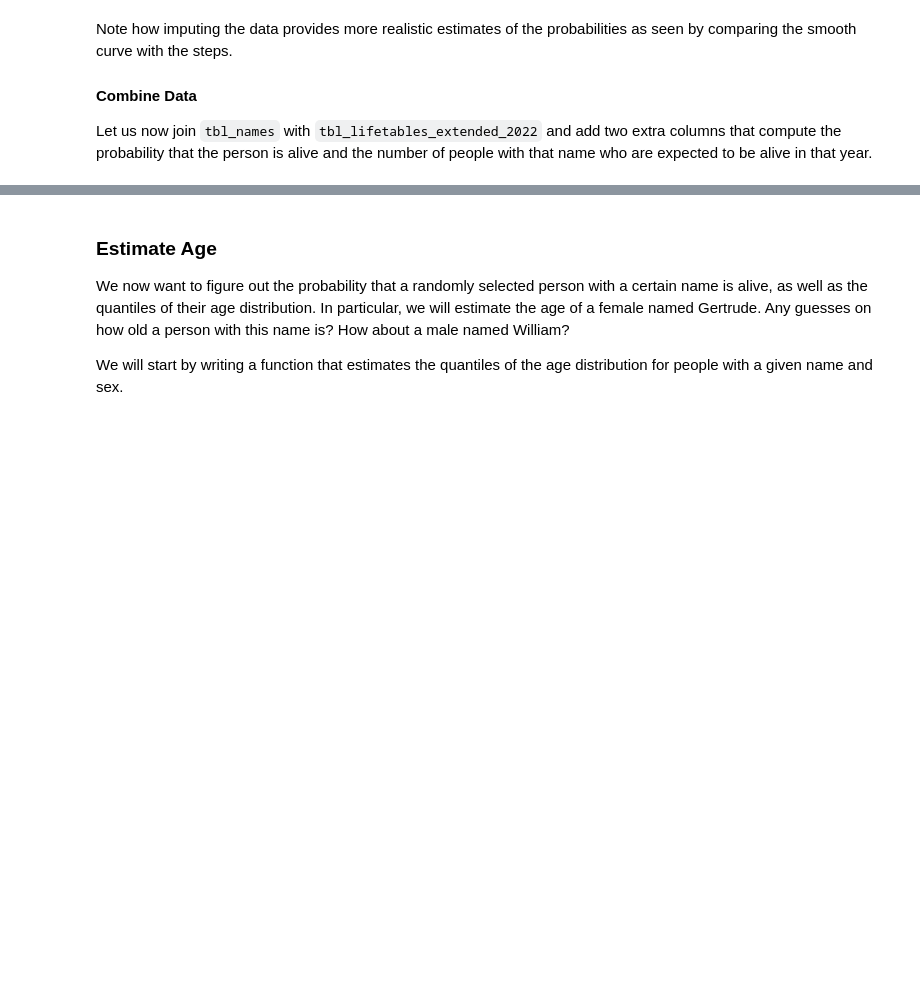
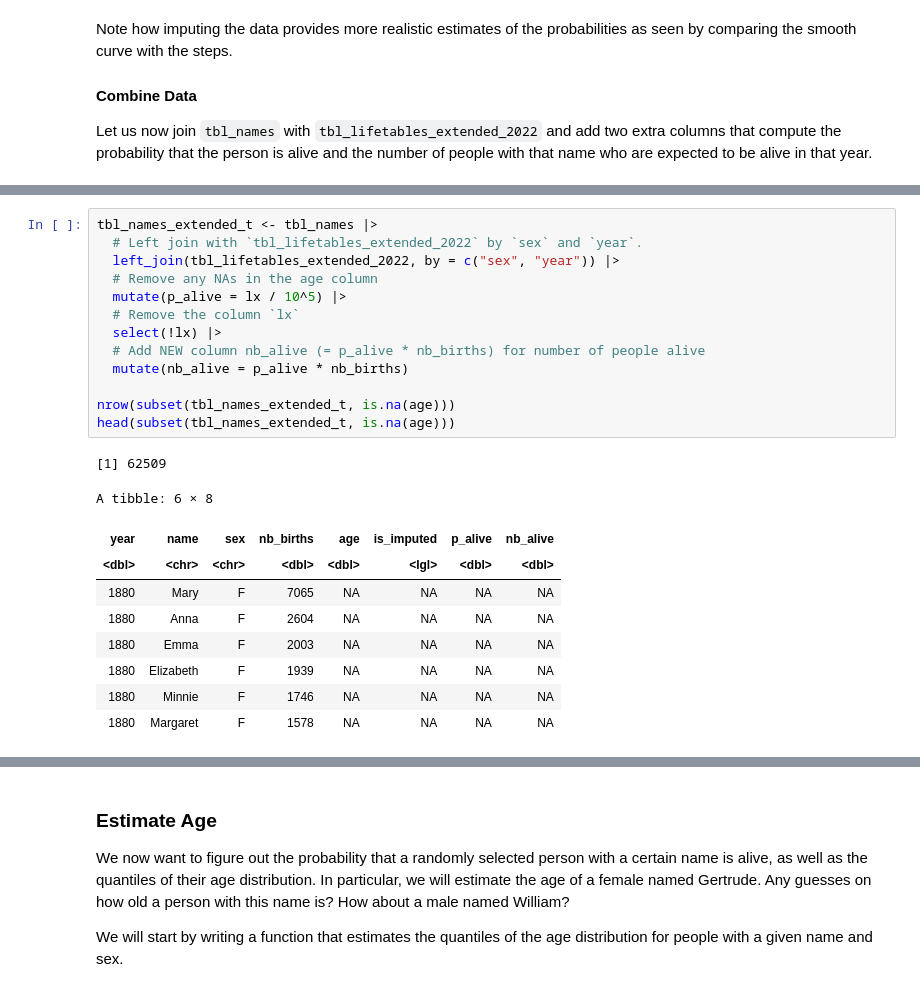
Before and after one commit to rctruta/Intro-to-R, a Jupyter notebook: [R4DS_P02]_Estimating_Age_from_Name_[Ramona_Truta].ipynb, the cells around one changed output, grey strips where cells are left out. Drawn from its saved outputs; the diff is of its cells as text; blank space fills up the shorter version.

```diff
--- a/[R4DS_P02]_Estimating_Age_from_Name_[Ramona_Truta].ipynb
+++ b/[R4DS_P02]_Estimating_Age_from_Name_[Ramona_Truta].ipynb
@@ -283,0 +408,24 @@ Let us now join `tbl_names` with `tbl_lifetables_extended_2022` and add two extr
+# %%
+tbl_names_extended_t <- tbl_names |>
+  # Left join with `tbl_lifetables_extended_2022` by `sex` and `year`.
+  left_join(tbl_lifetables_extended_2022, by = c("sex", "year")) |>
+  # Remove any NAs in the age column
+  mutate(p_alive = lx / 10^5) |>
+  # Remove the column `lx`
+  select(!lx) |>
+  # Add NEW column nb_alive (= p_alive * nb_births) for number of people alive
+  mutate(nb_alive = p_alive * nb_births)
+
+nrow(subset(tbl_names_extended_t, is.na(age)))
+head(subset(tbl_names_extended_t, is.na(age)))
+# %% [output]
+[1] 62509
+A tibble: 6 × 8
+| year | name | sex | nb_births | age | is_imputed | p_alive | nb_alive |
+| <dbl> | <chr> | <chr> | <dbl> | <dbl> | <lgl> | <dbl> | <dbl> |
+| 1880 | Mary | F | 7065 | NA | NA | NA | NA |
+| 1880 | Anna | F | 2604 | NA | NA | NA | NA |
+| 1880 | Emma | F | 2003 | NA | NA | NA | NA |
+| 1880 | Elizabeth | F | 1939 | NA | NA | NA | NA |
+| 1880 | Minnie | F | 1746 | NA | NA | NA | NA |
+| 1880 | Margaret | F | 1578 | NA | NA | NA | NA |
```
Also changed, not shown: parts of 23 cells of this notebook.
